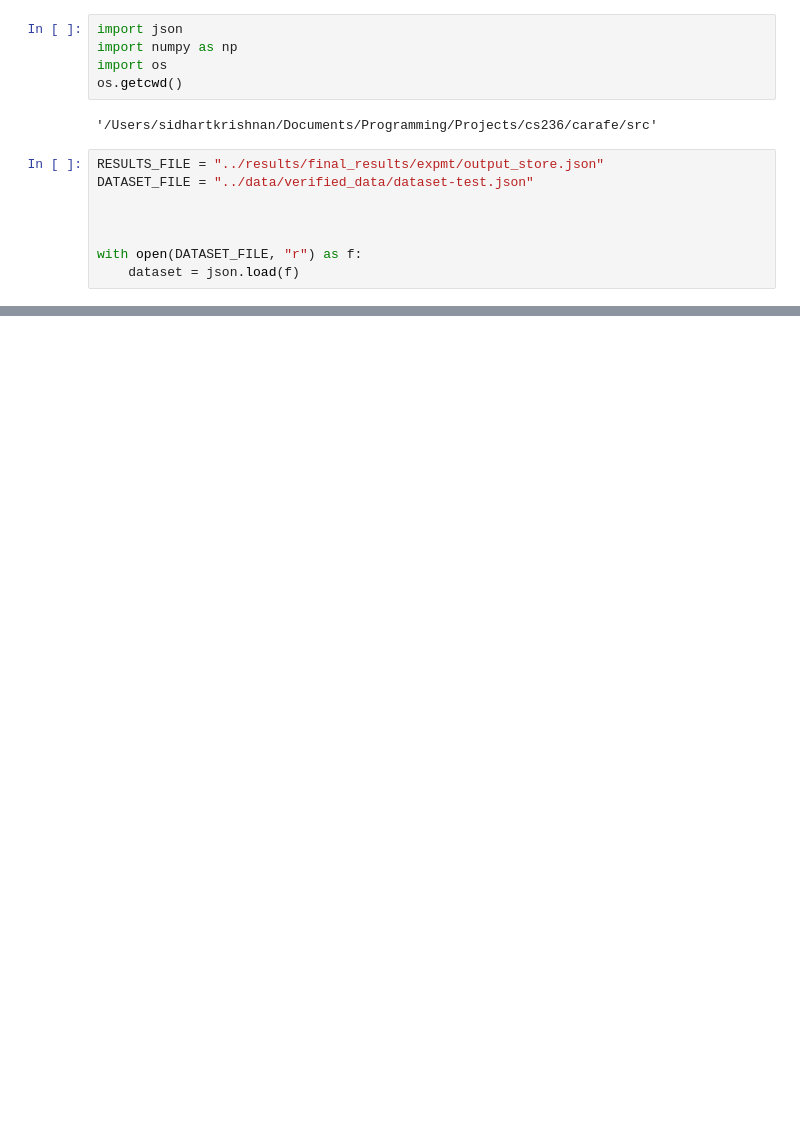
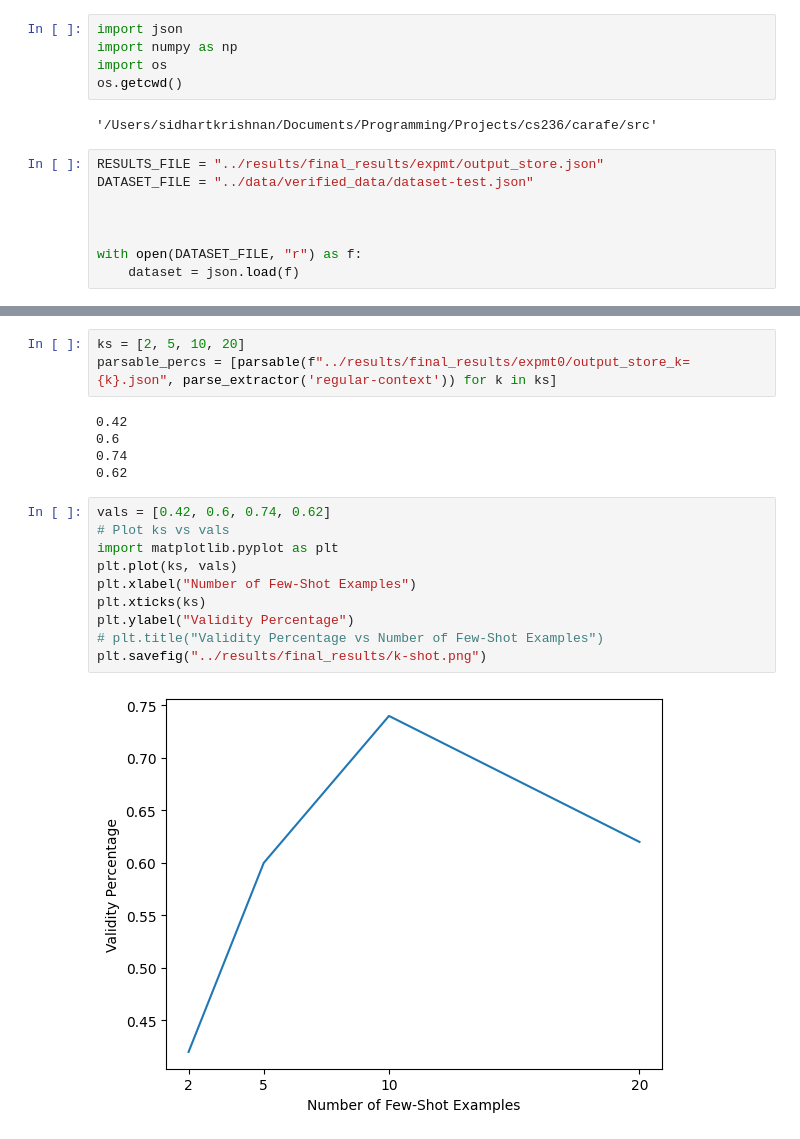
Before and after one commit to SidhartK/FERMI, a Jupyter notebook: src/results_analysis.ipynb, the cells around one changed output, grey strips where cells are left out. Saved outputs shown, nothing was run; the diff lists cells and outputs as text; blank space fills up the shorter version.

```diff
--- a/src/results_analysis.ipynb
+++ b/src/results_analysis.ipynb
@@ -105,0 +156,20 @@ A0=A6 # (min)
+# %%
+ks = [2, 5, 10, 20]
+parsable_percs = [parsable(f"../results/final_results/expmt0/output_store_k={k}.json", parse_extractor('regular-context')) for k in ks]
+# %% [output]
+0.42
+0.6
+0.74
+0.62
+# %%
+vals = [0.42, 0.6, 0.74, 0.62]
+# Plot ks vs vals
+import matplotlib.pyplot as plt
+plt.plot(ks, vals)
+plt.xlabel("Number of Few-Shot Examples")
+plt.xticks(ks)
+plt.ylabel("Validity Percentage")
+# plt.title("Validity Percentage vs Number of Few-Shot Examples")
+plt.savefig("../results/final_results/k-shot.png")
+# %% [output]
+[figure, added]
```
Also changed, not shown: parts of 10 cells of this notebook, 4 other files.
